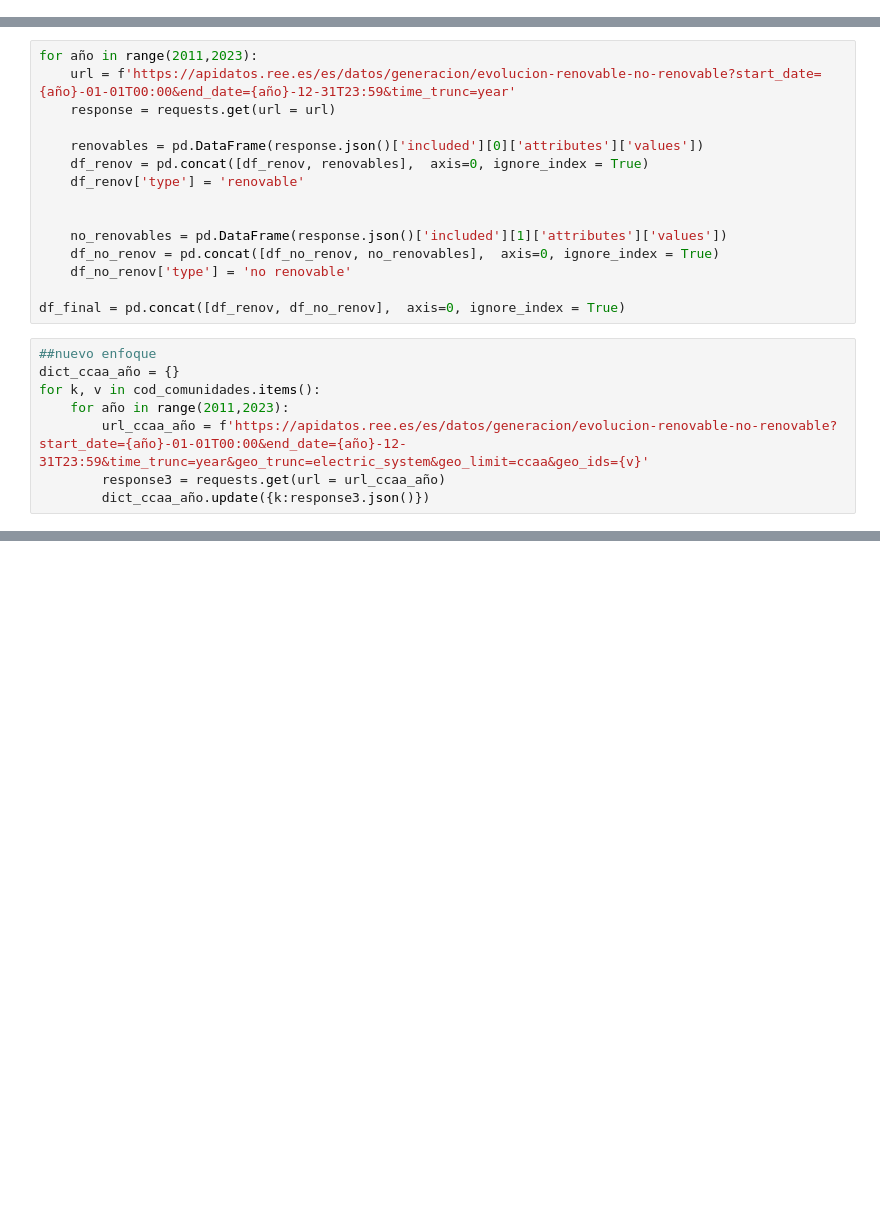
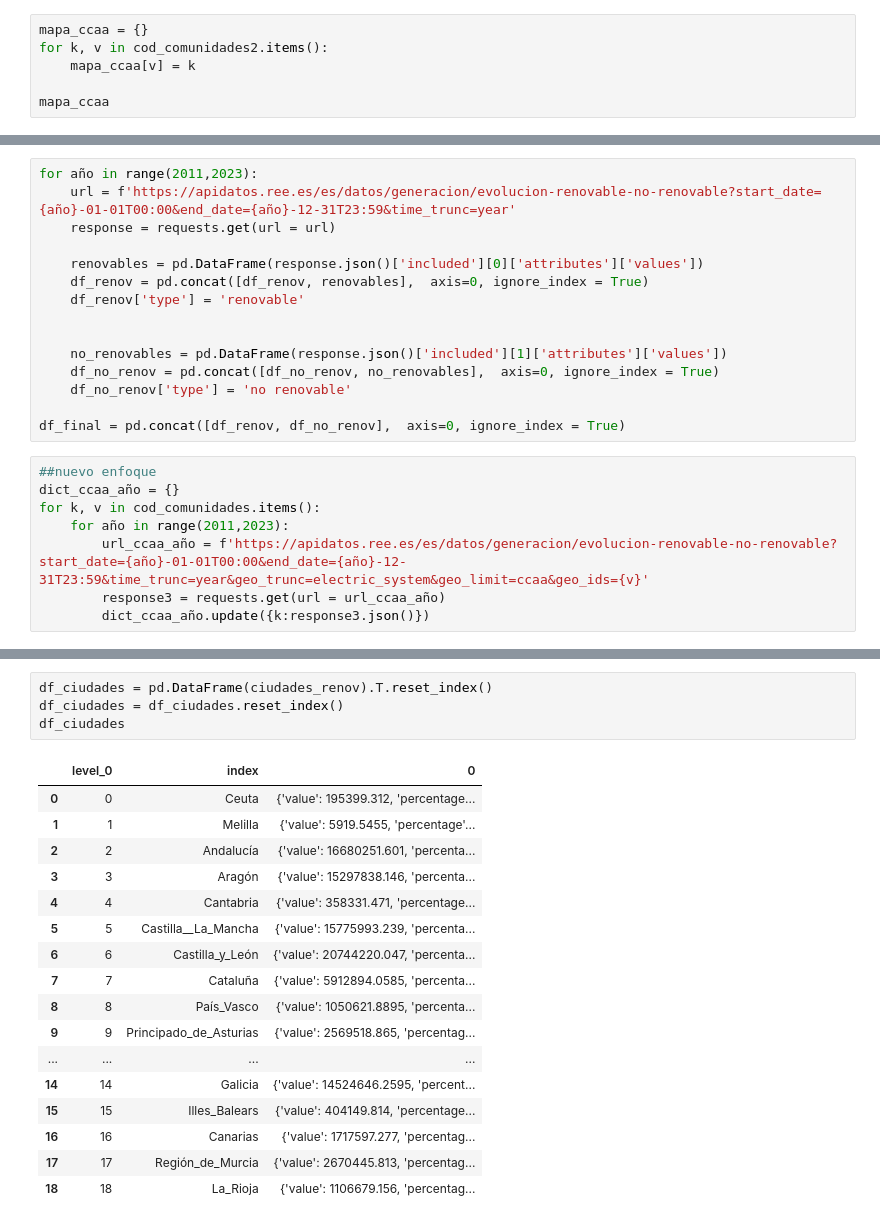
Before and after one commit to Adalab/promo_d_da_modulo2_sprint2_Cristina-Paloma, a Jupyter notebook: ETL/ETL-1.ipynb, the cells around one changed output, grey strips where cells are left out. Drawn from its saved outputs; the diff is of its cells as text; blank space fills up the shorter version.

```diff
--- a/ETL/ETL-1.ipynb
+++ b/ETL/ETL-1.ipynb
@@ -137,0 +159,6 @@ cod_comunidades2 = {'Andalucía': 4,
+# %%
+mapa_ccaa = {}
+for k, v in cod_comunidades2.items():
+    mapa_ccaa[v] = k
+
+mapa_ccaa
@@ -471,0 +568,22 @@ df_ccaa_año
+# %%
+df_ciudades = pd.DataFrame(ciudades_renov).T.reset_index()
+df_ciudades = df_ciudades.reset_index()
+df_ciudades
+# %% [output]
+|  | level_0 | index | 0 |
+| 0 | 0 | Ceuta | {'value': 195399.312, 'percentage... |
+| 1 | 1 | Melilla | {'value': 5919.5455, 'percentage'... |
+| 2 | 2 | Andalucía | {'value': 16680251.601, 'percenta... |
+| 3 | 3 | Aragón | {'value': 15297838.146, 'percenta... |
+| 4 | 4 | Cantabria | {'value': 358331.471, 'percentage... |
+| 5 | 5 | Castilla__La_Mancha | {'value': 15775993.239, 'percenta... |
+| 6 | 6 | Castilla_y_León | {'value': 20744220.047, 'percenta... |
+| 7 | 7 | Cataluña | {'value': 5912894.0585, 'percenta... |
+| 8 | 8 | País_Vasco | {'value': 1050621.8895, 'percenta... |
+| 9 | 9 | Principado_de_Asturias | {'value': 2569518.865, 'percentag... |
+| ... | ... | ... | ... |
+| 14 | 14 | Galicia | {'value': 14524646.2595, 'percent... |
+| 15 | 15 | Illes_Balears | {'value': 404149.814, 'percentage... |
+| 16 | 16 | Canarias | {'value': 1717597.277, 'percentag... |
+| 17 | 17 | Región_de_Murcia | {'value': 2670445.813, 'percentag... |
+| 18 | 18 | La_Rioja | {'value': 1106679.156, 'percentag... |
```
Also changed, not shown: parts of 29 cells of this notebook, 1 other file.
